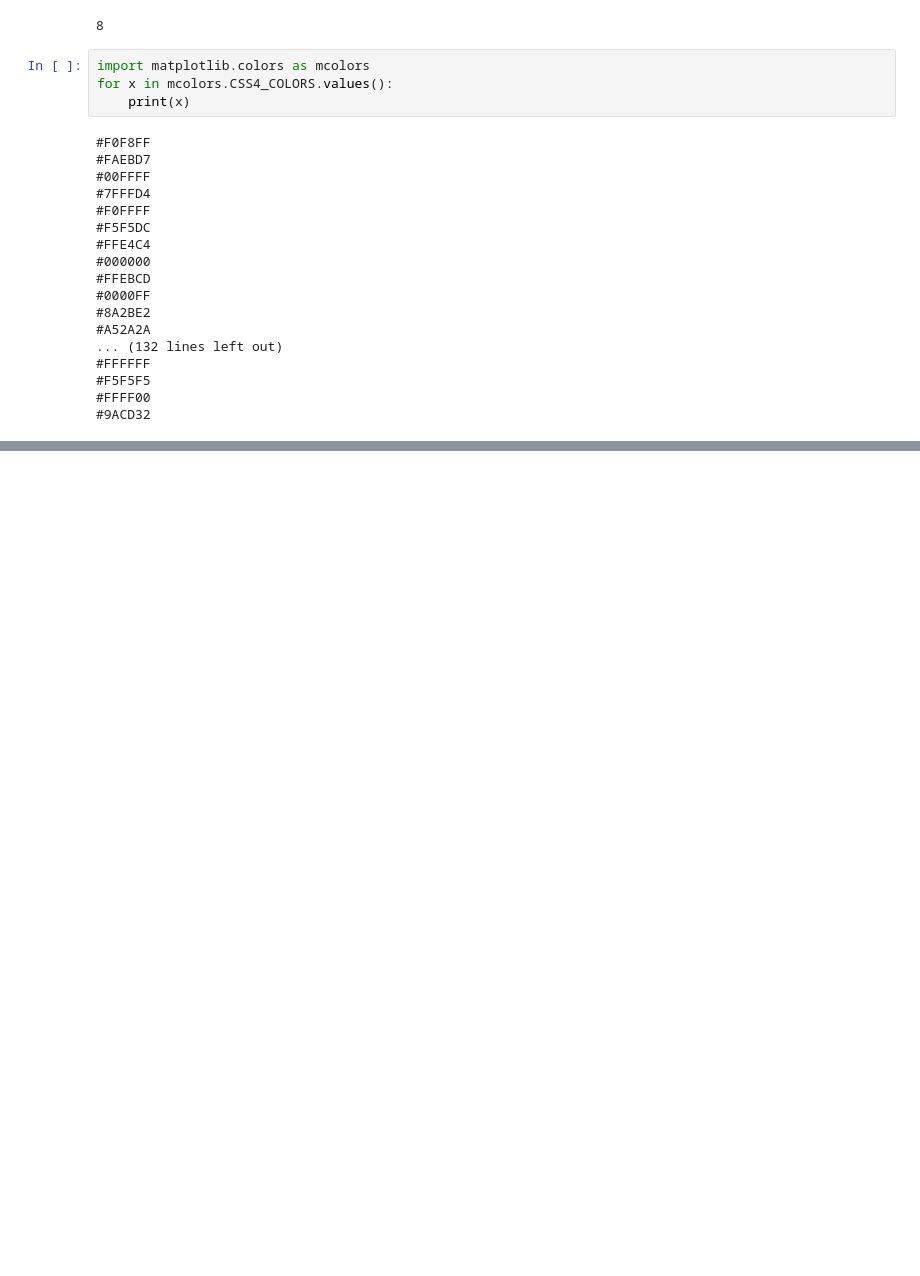
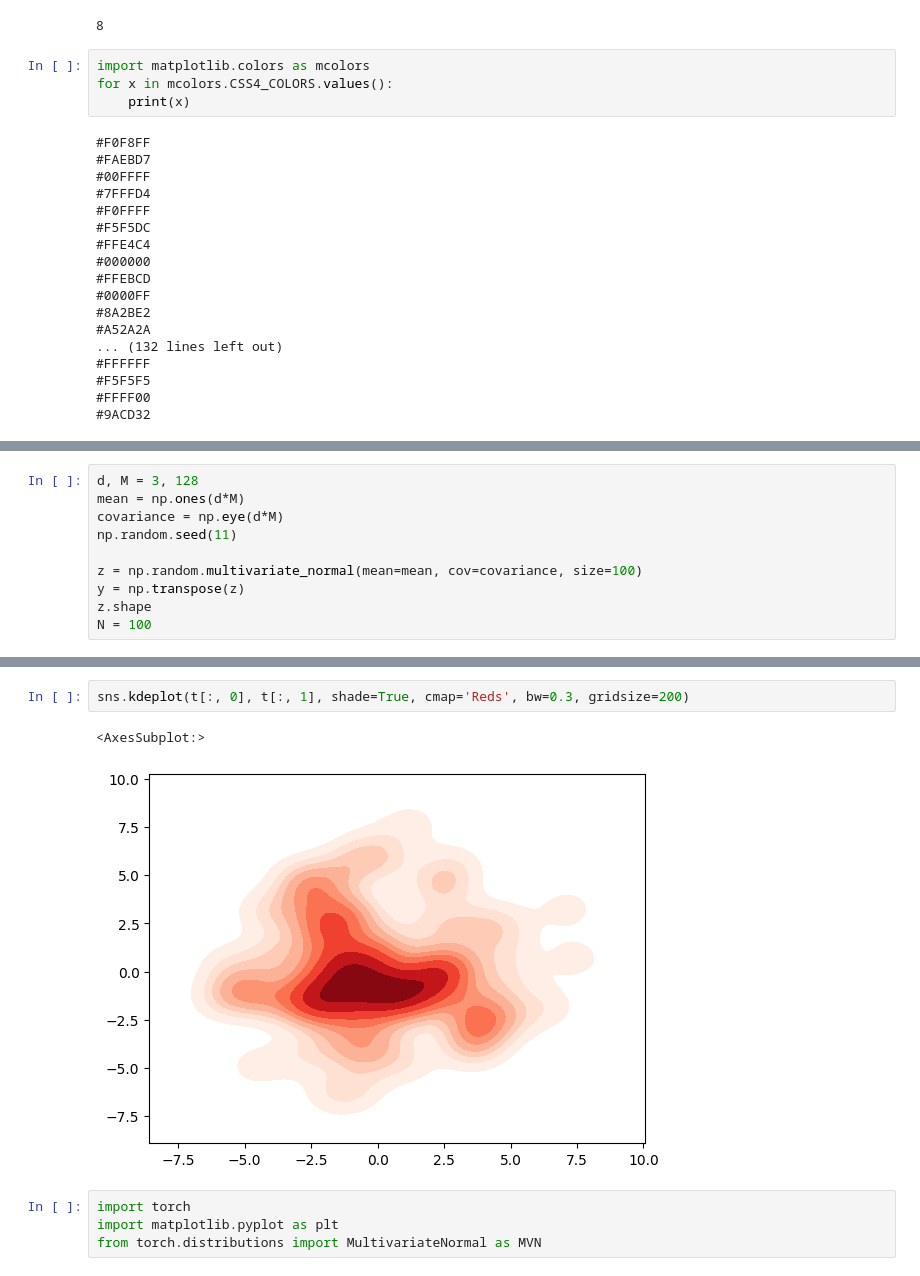
Before and after one commit to nawazishkhan1-nk/NonLinearSSM, a Jupyter notebook: temp..ipynb, the cells around one changed output, grey strips where cells are left out. Saved outputs shown, nothing was run; the diff lists cells and outputs as text; blank space fills up the shorter version.

```diff
--- a/temp..ipynb
+++ b/temp..ipynb
@@ -80,0 +134,10 @@ for x in mcolors.CSS4_COLORS.values():
+# %%
+d, M = 3, 128
+mean = np.ones(d*M)
+covariance = np.eye(d*M)
+np.random.seed(11)
+
+z = np.random.multivariate_normal(mean=mean, cov=covariance, size=100)
+y = np.transpose(z)
+z.shape
+N = 100
@@ -80,0 +157,9 @@ for x in mcolors.CSS4_COLORS.values():
+# %%
+sns.kdeplot(t[:, 0], t[:, 1], shade=True, cmap='Reds', bw=0.3, gridsize=200)
+# %% [output]
+<AxesSubplot:>
+[figure, added]
+# %%
+import torch
+import matplotlib.pyplot as plt
+from torch.distributions import MultivariateNormal as MVN
```
Also changed, not shown: parts of 21 cells of this notebook, 20 other files.
